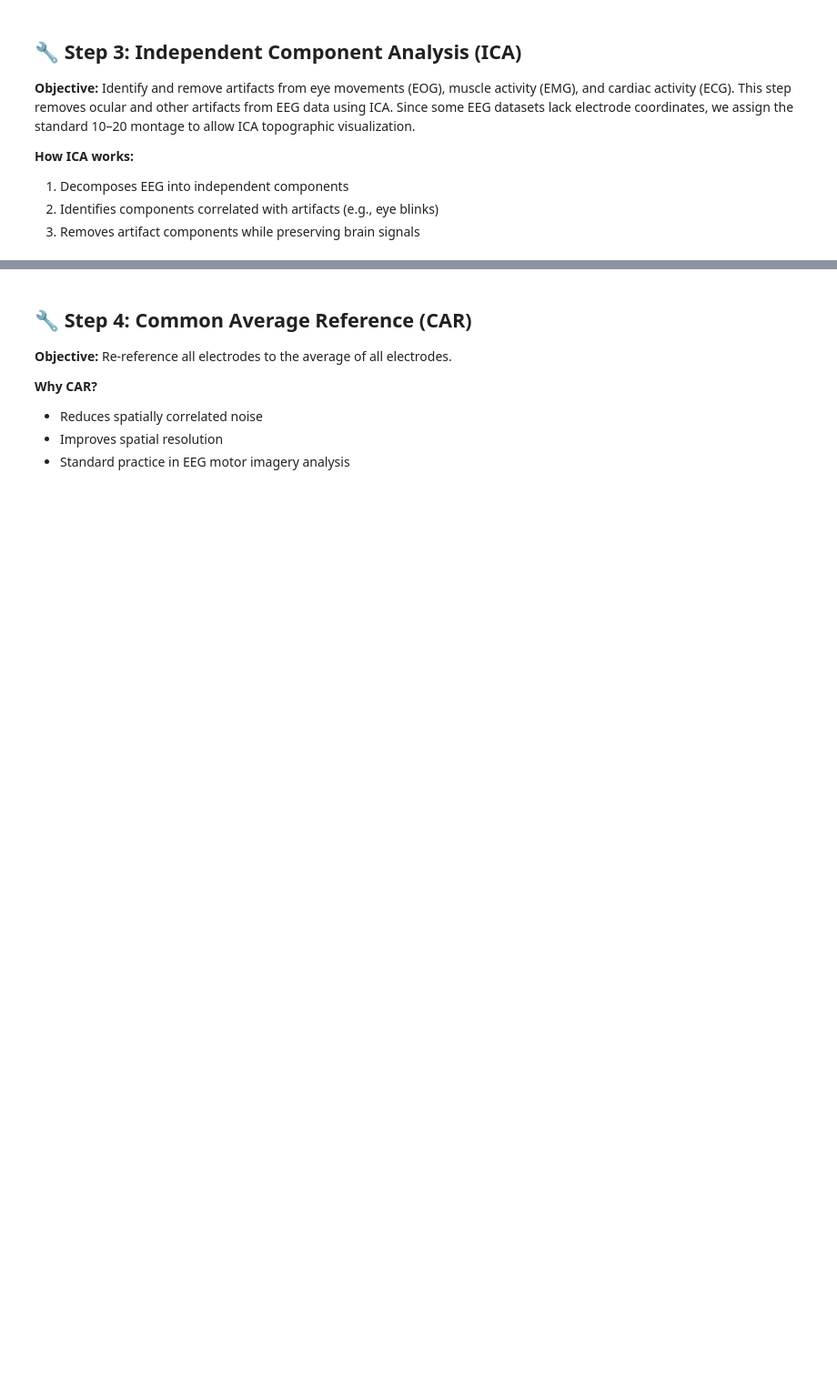
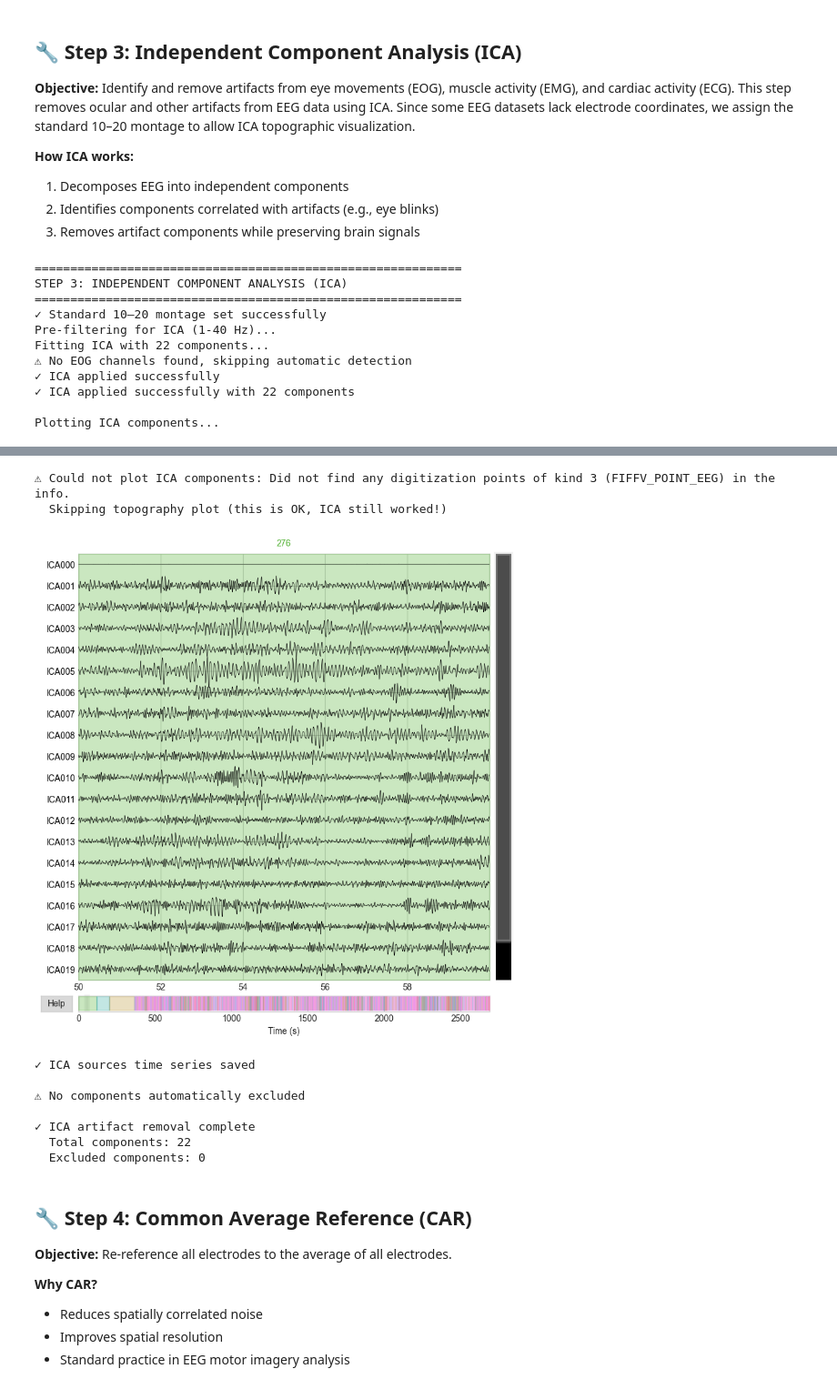
Before and after one commit to rahmaaroua/BCI-Motor-Imagery-Analysis, a Jupyter notebook: notebooks/02_preprocessing_pipeline.ipynb, the cells around one changed output, grey strips where cells are left out. Shown at 91% size. Saved outputs shown, nothing was run; the diff lists cells and outputs as text; code cells hidden in the pictures; blank space fills up the shorter version.

```diff
--- a/notebooks/02_preprocessing_pipeline.ipynb
+++ b/notebooks/02_preprocessing_pipeline.ipynb
@@ -314,24 +377,14 @@ print("\n" + "="*60)
 print("STEP 3: INDEPENDENT COMPONENT ANALYSIS (ICA)")
 print("="*60)
 
-# --- 1️⃣ Map numeric channels to standard 10–20 names ---
-mapping = {
-    '0': 'Fp1', '1': 'Fp2', '2': 'F3', '3': 'F4',
-    '4': 'C3', '5': 'C4', '6': 'P3', '7': 'P4',
-    '8': 'O1', '9': 'O2', '10': 'T7', '11': 'T8',
-    '12': 'F7', '13': 'F8', '14': 'P7', '15': 'P8', '16': 'Oz'
-}
-raw_notched.rename_channels(lambda ch: mapping.get(ch, ch) if ch not in ['Fz', 'C3', 'Cz', 'C4', 'Pz'] else ch)
-
-# --- 2️⃣ Set standard 10–20 montage ---
+# --- 1️⃣ Ensure montage is set BEFORE ICA ---
 try:
     raw_notched.set_montage('standard_1020', on_missing='ignore')
     print("✓ Standard 10–20 montage set successfully")
 except Exception as e:
-    print(f"⚠ Could not set montage automatically: {e}")
+    print(f"⚠ Could not set montage: {e}")
 
-# --- 3️⃣ Apply ICA ---
-# Make sure n_components <= number of EEG channels
+# --- 2️⃣ Apply ICA ---
 n_channels = len(mne.pick_types(raw_notched.info, eeg=True))
 n_components = min(22, n_channels)
 
@@ -345,27 +398,55 @@ raw_clean, ica = apply_ica(
 
 print(f"✓ ICA applied successfully with {n_components} components")
 
-# --- 4️⃣ Plot ICA components safely ---
+# --- 3️⃣ Plot ICA components (use the ORIGINAL raw_clean, not a copy!) ---
 print("\nPlotting ICA components...")
 
-# Select valid EEG channels for topomap plotting
-montage = mne.channels.make_standard_montage('standard_1020')
-valid_chs = [ch for ch in raw_notched.ch_names if ch in montage.ch_names]
-
-raw_valid = raw_notched.copy().pick_channels(valid_chs)
-print("✅ Channels used for plotting:", valid_chs)
-
 try:
-    fig = ica.plot_components(picks=range(min(10, n_components)), inst=raw_valid, show=False)
+    # Plot components - use raw_clean which has the correct montage and all ICA info
+    fig = ica.plot_components(
+        picks=range(min(10, n_components)),
+        inst=raw_clean,  # ✅ Use raw_clean instead of creating a subset
+        show=False
+    )
     fig.savefig(RESULTS_DIR / '02_ica_components_topo.png', dpi=300, bbox_inches='tight')
     plt.show()
-except ValueError as e:
+    plt.close(fig)
+    print("✓ ICA components topography saved")
+except Exception as e:
     print(f"⚠ Could not plot ICA components: {e}")
+    print("  Skipping topography plot (this is OK, ICA still worked!)")
 
-# Plot ICA sources (optional)
+# --- 4️⃣ Plot ICA sources (time series) ---
 try:
-    fig = ica.plot_sources(raw_valid, start=50, stop=60, show=False)
+    fig = ica.plot_sources(raw_clean, start=50, stop=60, show=False)
     fig.savefig(RESULTS_DIR / '02_ica_sources.png', dpi=300, bbox_inches='tight')
     plt.show()
-except ValueError as e:
+    plt.close(fig)
+    print("✓ ICA sources time series saved")
+except Exception as e:
     print(f"⚠ Could not plot ICA sources: {e}")
+    print("  Skipping sources plot (this is OK, ICA still worked!)")
+
+# Display excluded components info
+if ica.exclude:
+    print(f"\n📊 Excluded ICA Components:")
+    print(f"  Components removed: {ica.exclude}")
+    print(f"  Reason: Correlated with EOG (eye movements)")
+else:
+    print("\n⚠ No components automatically excluded")
+
+print("\n✓ ICA artifact removal complete")
+print(f"  Total components: {ica.n_components}")
+print(f"  Excluded components: {len(ica.exclude)}")
+# %% [output]
+============================================================
+STEP 3: INDEPENDENT COMPONENT ANALYSIS (ICA)
+============================================================
+✓ Standard 10–20 montage set successfully
+Pre-filtering for ICA (1-40 Hz)...
+Fitting ICA with 22 components...
+⚠ No EOG channels found, skipping automatic detection
+✓ ICA applied successfully
+✓ ICA applied successfully with 22 components
+
+Plotting ICA components...
@@ -372,3 +454,13 @@ except ValueError as e:
+⚠ Could not plot ICA components: Did not find any digitization points of kind 3 (FIFFV_POINT_EEG) in the info.
+  Skipping topography plot (this is OK, ICA still worked!)
+[figure, added]
+✓ ICA sources time series saved
+
+⚠ No components automatically excluded
+
+✓ ICA artifact removal complete
+  Total components: 22
+  Excluded components: 0
 # %% [markdown]
 ## 🔧 Step 4: Common Average Reference (CAR)
 
```
Also changed, not shown: parts of 9 cells of this notebook, 1 other file.
